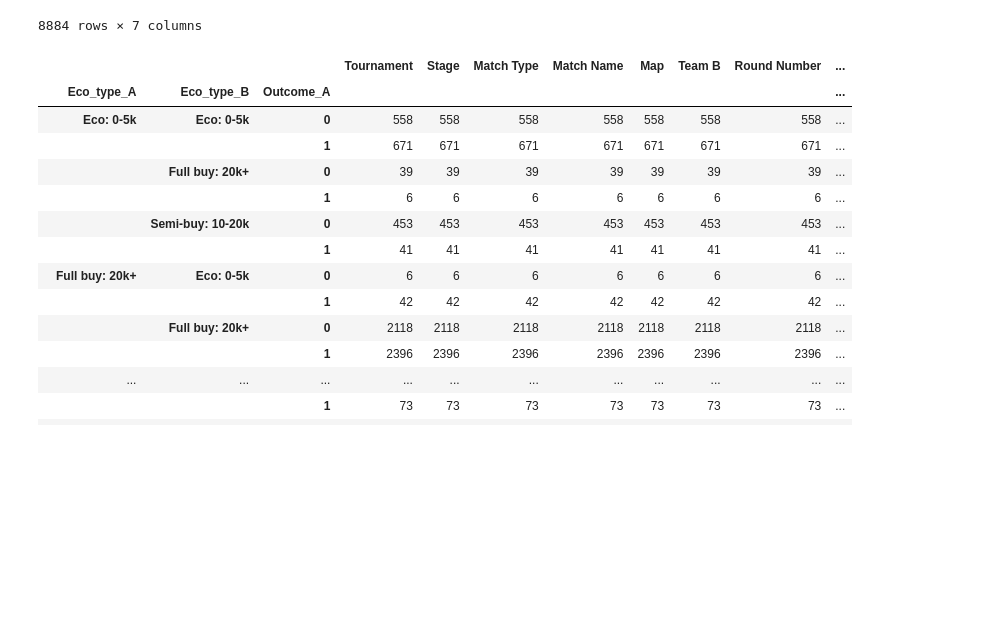
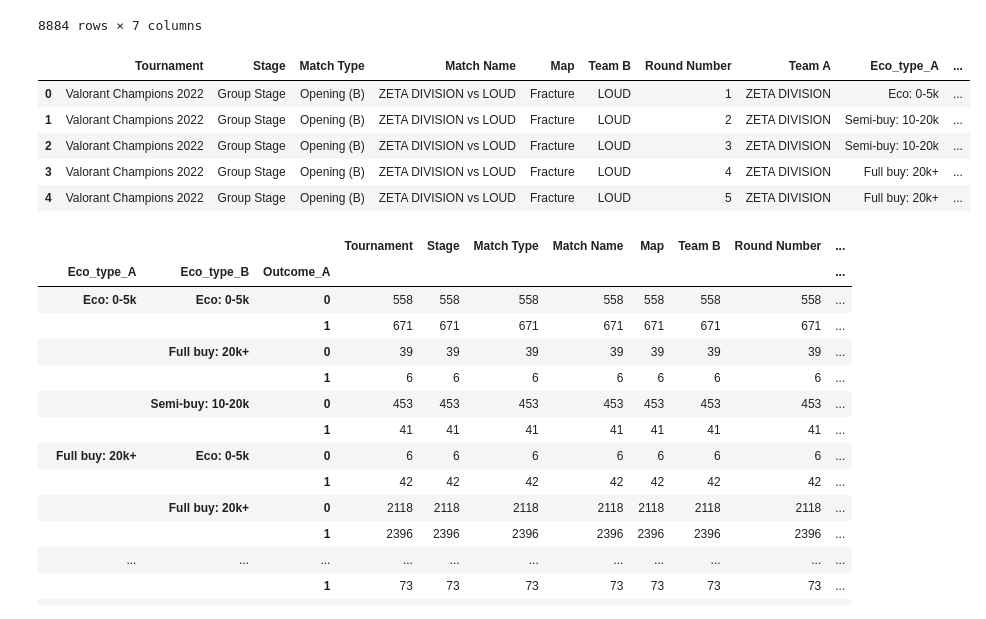
Before and after one commit to ahrlim/vct-erdos-project, a Jupyter notebook: notebooks/Economy/Rating.ipynb, the cells around one changed output. Drawn from its saved outputs; the diff is of its cells as text; code cells hidden in the pictures; blank space fills up the shorter version.

```diff
--- a/notebooks/Economy/Rating.ipynb
+++ b/notebooks/Economy/Rating.ipynb
@@ -75,21 +82,30 @@ team_ab_2022_type
 # %%
 keys = ['Tournament', 'Stage', 'Match Type', 'Match Name', 'Map','Team']
 
 Eco_rounds_type=\
 pd.merge(
     team_ab_2022_type.rename(columns={"Team A":"Team"})\
     ,eco_rounds_type\
     ,on=keys
 )\
 .rename(columns={"Loadout Value":"Loadout_A", "Remaining Credits":"Remaining_credit_A", "Type":"Eco_type_A", "Outcome":"Outcome_A"})\
 .rename(columns={"Team":"Team A", "Team B":"Team"})\
 .set_index(['Tournament', 'Stage', 'Match Type', 'Match Name', 'Map','Team', 'Round Number'])\
 .join(eco_rounds_type\
       .set_index(['Tournament', 'Stage', 'Match Type', 'Match Name', 'Map','Team', 'Round Number'])\
 )\
 .reset_index()\
 .rename(columns={"Loadout Value":"Loadout_B", "Remaining Credits":"Remaining_credit_B", "Type":"Eco_type_B", "Outcome":"Outcome_B"})\
 .rename(columns={"Team":"Team B"})
+
+Eco_rounds_type.head()
+# %% [output]
+|  | Tournament | Stage | Match Type | Match Name | Map | Team B | Round Number | Team A | Eco_type_A | ... |
+| 0 | Valorant Champions 2022 | Group Stage | Opening (B) | ZETA DIVISION vs LOUD | Fracture | LOUD | 1 | ZETA DIVISION | Eco: 0-5k | ... |
+| 1 | Valorant Champions 2022 | Group Stage | Opening (B) | ZETA DIVISION vs LOUD | Fracture | LOUD | 2 | ZETA DIVISION | Semi-buy: 10-20k | ... |
+| 2 | Valorant Champions 2022 | Group Stage | Opening (B) | ZETA DIVISION vs LOUD | Fracture | LOUD | 3 | ZETA DIVISION | Semi-buy: 10-20k | ... |
+| 3 | Valorant Champions 2022 | Group Stage | Opening (B) | ZETA DIVISION vs LOUD | Fracture | LOUD | 4 | ZETA DIVISION | Full buy: 20k+ | ... |
+| 4 | Valorant Champions 2022 | Group Stage | Opening (B) | ZETA DIVISION vs LOUD | Fracture | LOUD | 5 | ZETA DIVISION | Full buy: 20k+ | ... |
 # %%
 Eco_rounds_type.groupby([ "Eco_type_A", "Eco_type_B", "Outcome_A"]).count()
 # %% [output]
```
Also changed, not shown: parts of 3 cells of this notebook, 1 other file.
